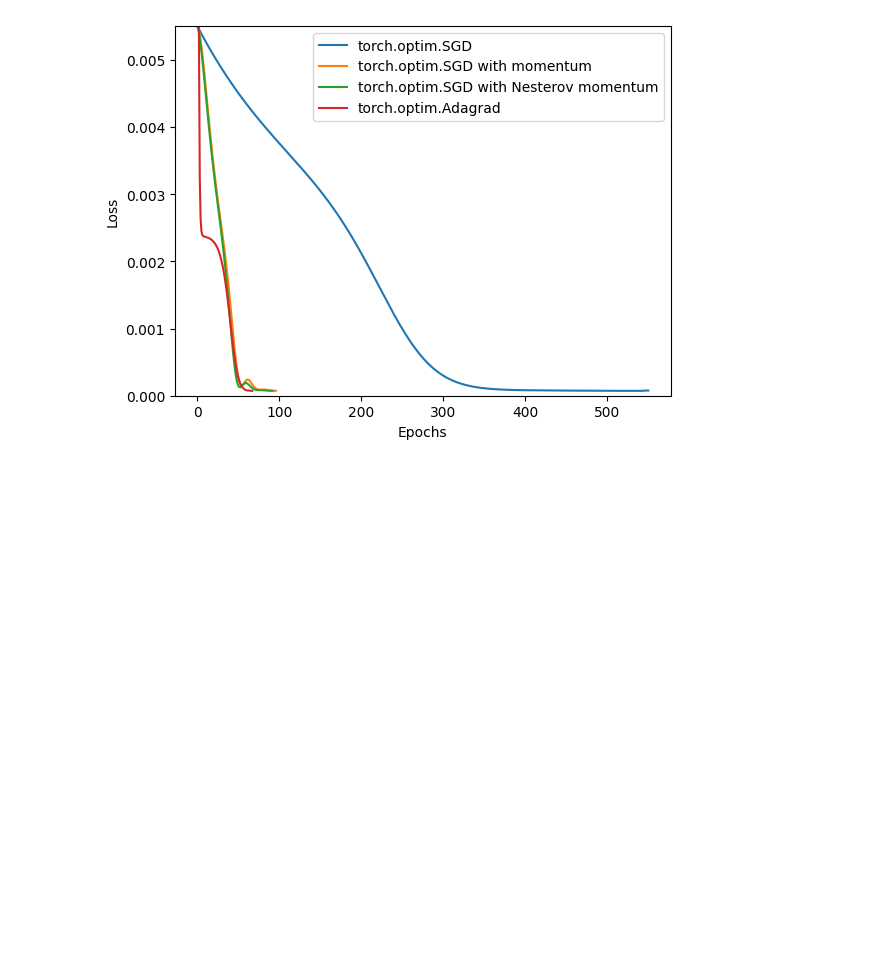
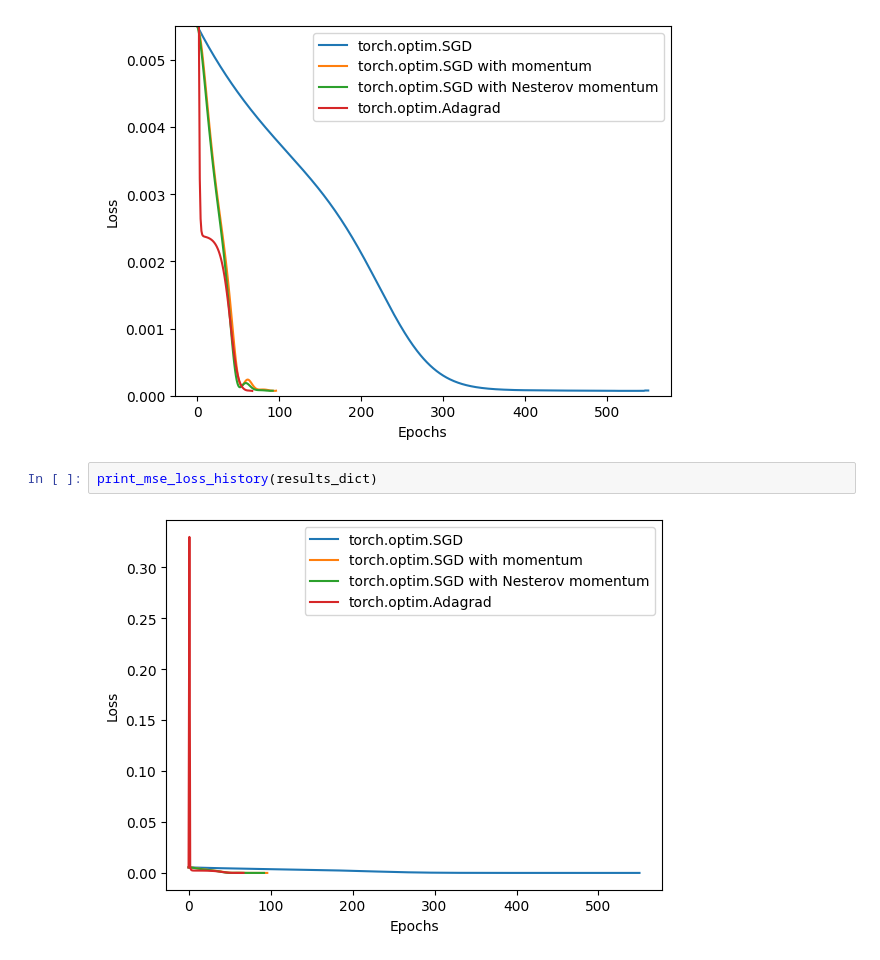
Before and after one commit to trio-at-optimization/optimization-lab4, a Jupyter notebook: Sources/T1/Reserch.ipynb, the cells around one changed output. Drawn from its saved outputs; the diff is of its cells as text; blank space fills up the shorter version.

```diff
--- a/Sources/T1/Reserch.ipynb
+++ b/Sources/T1/Reserch.ipynb
@@ -106,3 +106,7 @@ print_mse_loss_history(subdict(results_dict, ["torch.optim.SGD with momentum", "
 print_mse_loss_history(results_dict, eps_mean_init_w)
 # %% [output]
 [figure]
+# %%
+print_mse_loss_history(results_dict)
+# %% [output]
+[figure, added]
```
